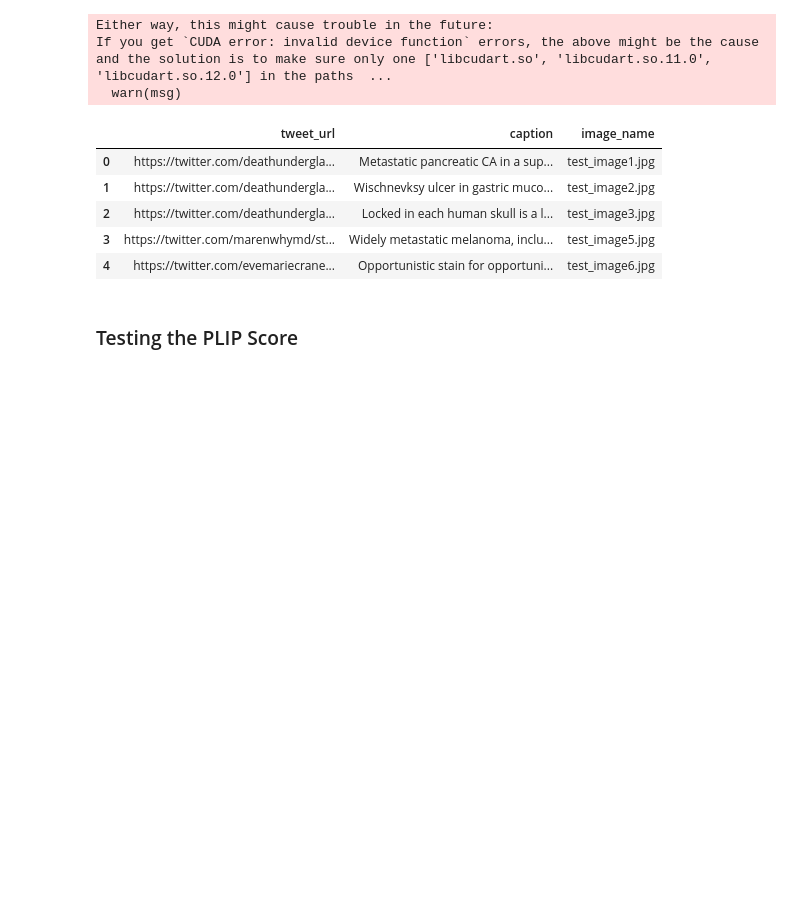
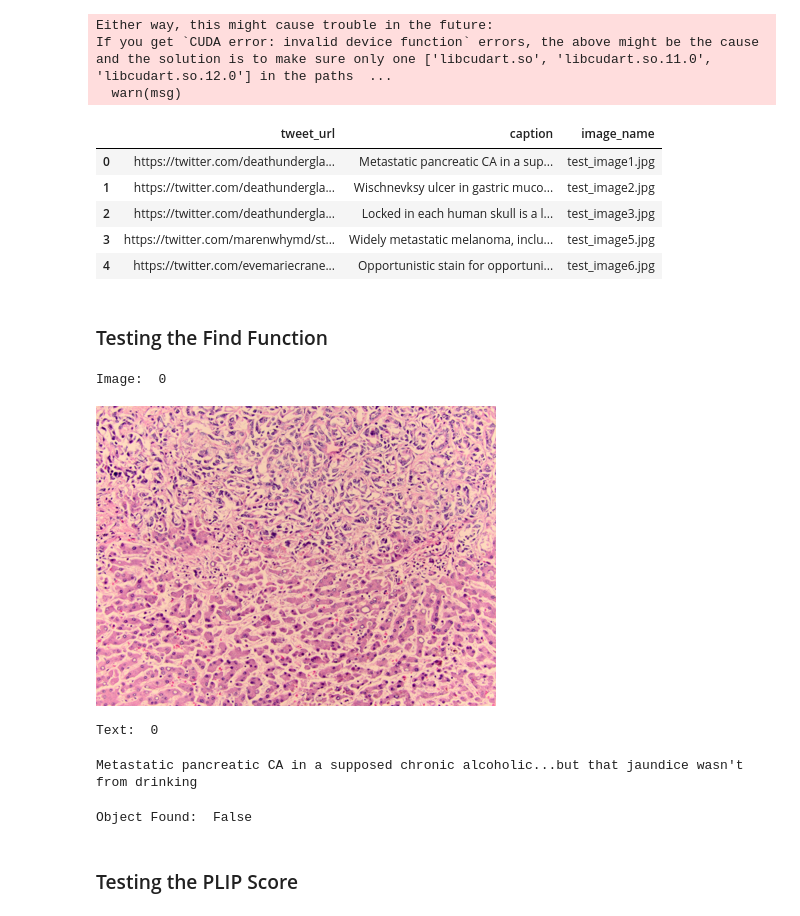
Before and after one commit to embedded-robotics/vipergpt, a Jupyter notebook: plip_testing.ipynb, the cells around one changed output. Drawn from its saved outputs; the diff is of its cells as text; code cells hidden in the pictures; blank space fills up the shorter version.

Commit message:
Made the final changes for find function

```diff
--- a/plip_testing.ipynb
+++ b/plip_testing.ipynb
@@ -37,6 +37,26 @@ test_data.head()
 image_path = ["plip_test_data/" + image_name for image_name in test_data['image_name'].tolist()]
 images_list = [load_image(path) for path in image_path]
 prompts_list = test_data['caption'].tolist()
+# %% [markdown]
+### Testing the Find Function
+# %%
+img_idx=0
+text_idx=0
+image = images_list[img_idx]
+prompt = prompts_list[text_idx]
+print("Image: ", img_idx)
+show_single_image(image)
+print("Text: ", text_idx)
+print(prompt)
+image_patch = ImagePatch(image)
+is_object_found = image_patch.find_plip(prompt, config.verify_property.thresh_plip)
+print("Object Found: ", is_object_found)
+# %% [output]
+Image:  0
+[figure, added]
+Text:  0
+Metastatic pancreatic CA in a supposed chronic alcoholic...but that jaundice wasn't from drinking
+Object Found:  False
 # %% [markdown]
 ### Testing the PLIP Score
 # %%
```
Also changed, not shown: parts of 1 cell of this notebook, 1 other file.
